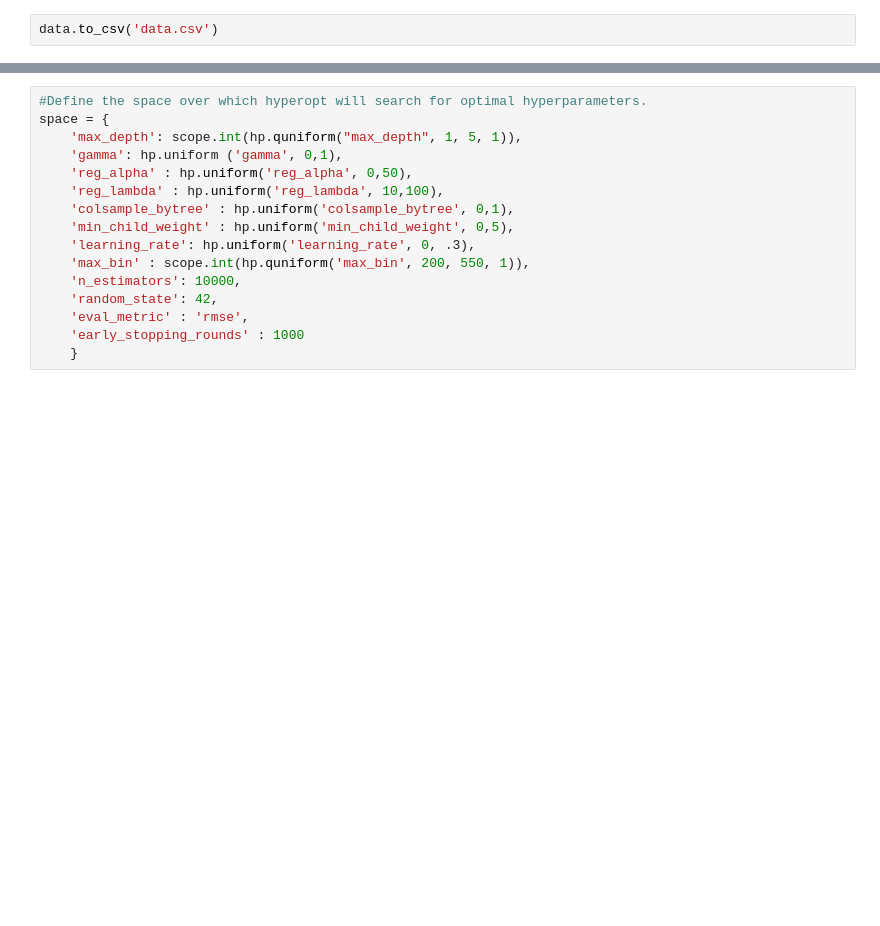
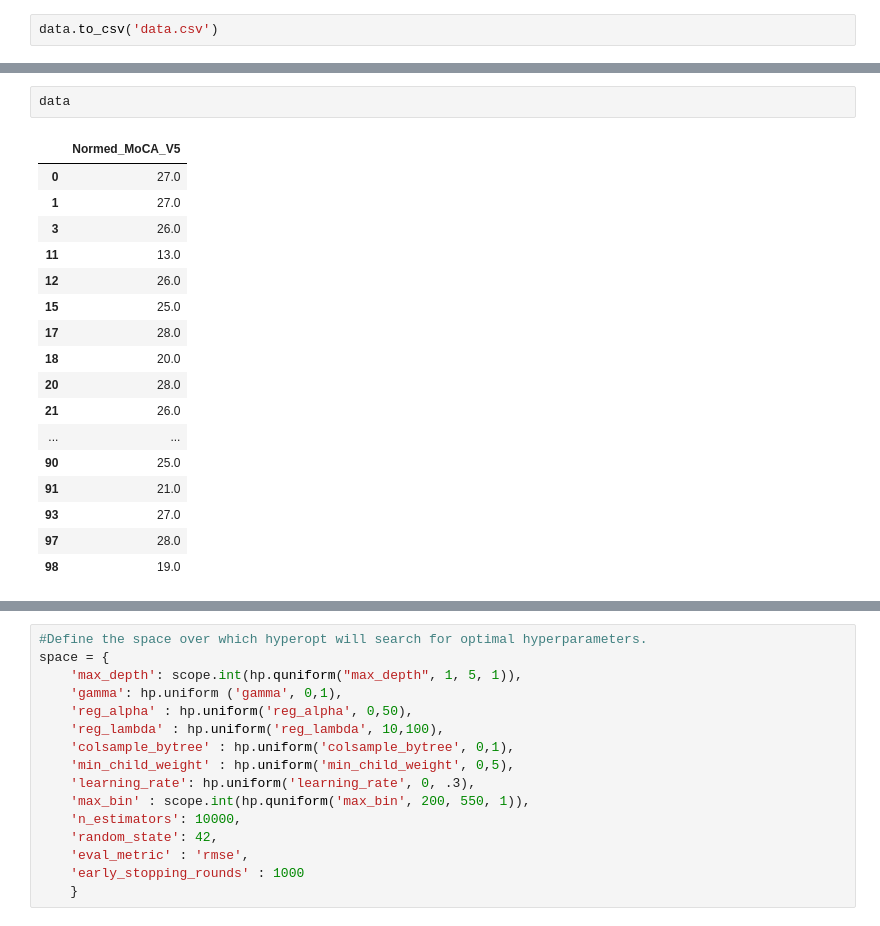
Before and after one commit to happyhypocrite/Stroke-PT, a Jupyter notebook: src/main.ipynb, the cells around one changed output, grey strips where cells are left out. Drawn from its saved outputs; the diff is of its cells as text; blank space fills up the shorter version.

```diff
--- a/src/main.ipynb
+++ b/src/main.ipynb
@@ -278,3 +233,23 @@ See the caveats in the documentation: https://pandas.pydata.org/pandas-docs/stab
+# %%
+data
+# %% [output]
+|  | Normed_MoCA_V5 |
+| 0 | 27.0 |
+| 1 | 27.0 |
+| 3 | 26.0 |
+| 11 | 13.0 |
+| 12 | 26.0 |
+| 15 | 25.0 |
+| 17 | 28.0 |
+| 18 | 20.0 |
+| 20 | 28.0 |
+| 21 | 26.0 |
+| ... | ... |
+| 90 | 25.0 |
+| 91 | 21.0 |
+| 93 | 27.0 |
+| 97 | 28.0 |
+| 98 | 19.0 |
 # %%
 print("Category Mapping:", le.classes_)
 # %% [output]
```
Also changed, not shown: parts of 21 cells of this notebook, 6 other files.
